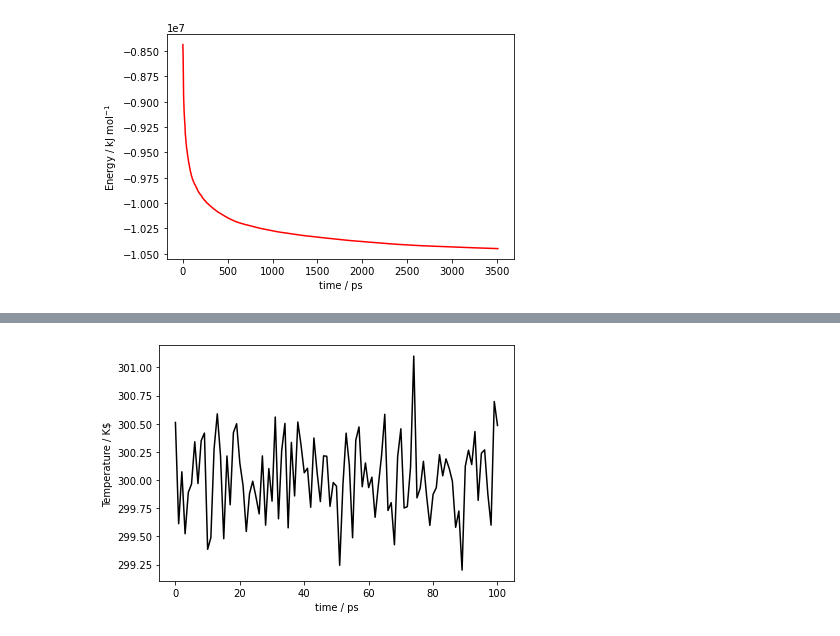
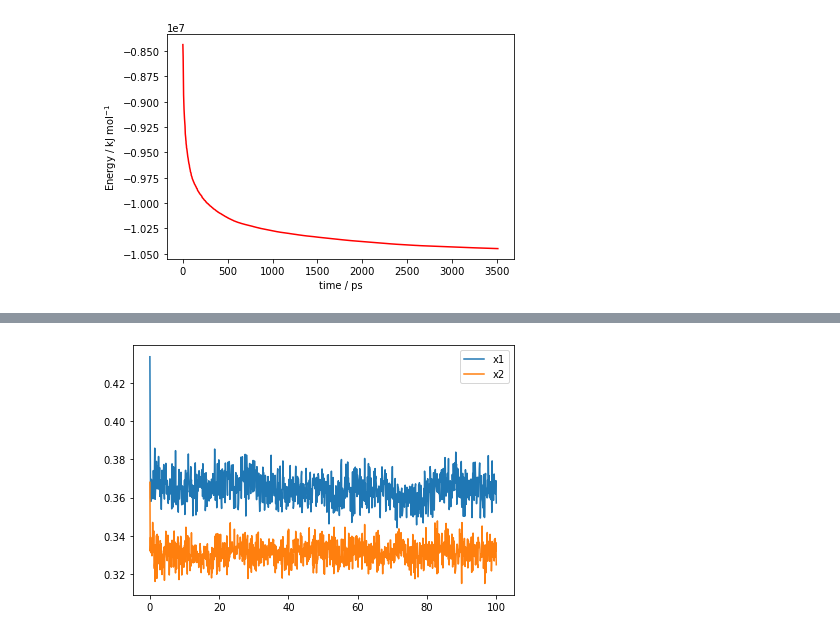
Before and after one commit to jasmin-guven/idp_md, a Jupyter notebook: scripts/plot_md.ipynb, the cells around one changed output, grey strips where cells are left out. Drawn from its saved outputs; the diff is of its cells as text; code cells hidden in the pictures.

```diff
--- a/scripts/plot_md.ipynb
+++ b/scripts/plot_md.ipynb
@@ -32,12 +45,23 @@ print(reader)
 # %%
+npt_pulling_file = "../pulling_npt/npt_pullx.xvg"
+reader = mda.auxiliary.XVG.XVGReader(npt_pulling_file)
 time = [step.data[0] for step in reader]
 x1 = [step.data[1] for step in reader]
 x2 = [step.data[2] for step in reader]
+plt.plot(time, x1, label="x1")
+plt.plot(time, x2, label="x2")
+plt.legend()
+plt.tight_layout()
+plt.savefig("../plots/npt_pulling.png")
+# %% [output]
+[figure, added]
 # %%
+temperature_file = "../pulling_nvt/temperature.xvg"
+reader = mda.auxiliary.XVG.XVGReader(temperature_file)
+time = [step.data[0] for step in reader]
+temperature = [step.data[1] for step in reader]
 plt.plot(time, temperature, c="black")
 plt.xlabel("time / ps")
-plt.ylabel(r"Temperature / K$")
+plt.ylabel("Temperature / K")
 plt.tight_layout()
 plt.savefig("../plots/temperature.png")
-# %% [output]
-[figure, removed]
```
Also changed, not shown: parts of 6 cells of this notebook, 10 other files.
